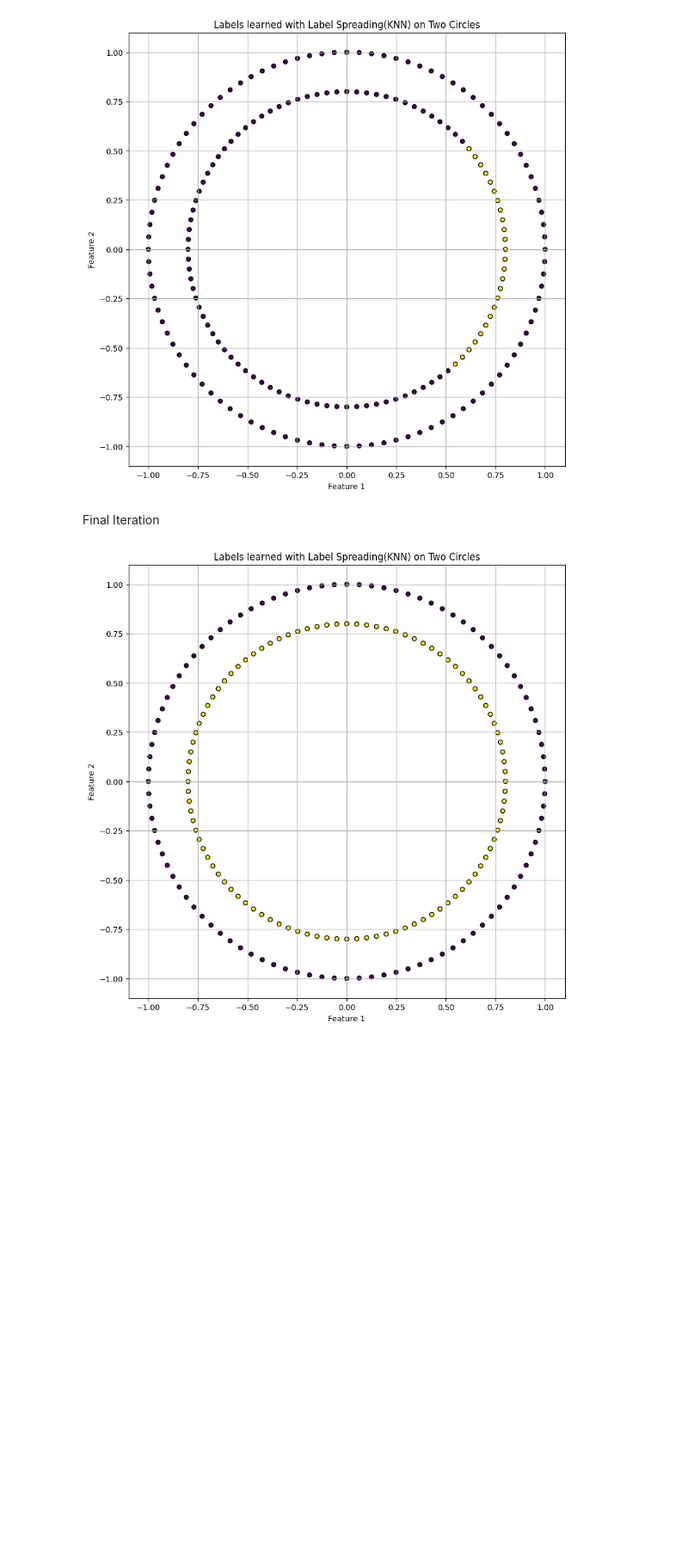
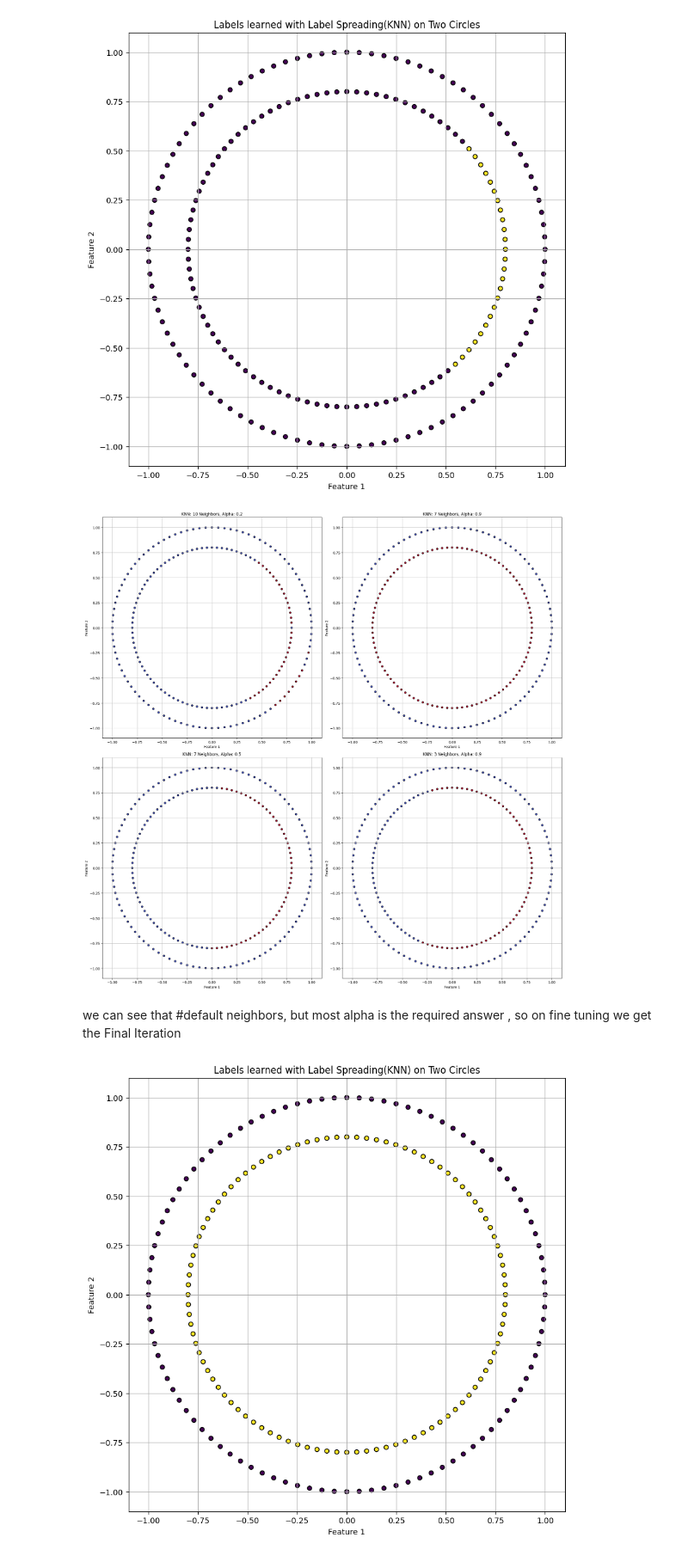
Before and after one commit to kredd10/introtoML, a Jupyter notebook: Q2.ipynb, the cells around one changed output. Shown at 86% size. Saved outputs shown, nothing was run; the diff lists cells and outputs as text; code cells hidden in the pictures; blank space fills up the shorter version.

```diff
--- a/Q2.ipynb
+++ b/Q2.ipynb
@@ -62,6 +62,37 @@ plt.grid(True)
 plt.show()
 # %% [output]
 [figure]
-# %% [markdown]
-Final Iteration
+# %%
+# List of model configurations with valid alpha values
+model_configs = [
+    {"kernel": "knn", "n_neighbors": 10, "alpha": 0.2, "title": "KNN: 10 Neighbors, Alpha: 0.2"}, #default alpha, but more neighbors
+    {"kernel": "knn", "n_neighbors": 7, "alpha": 0.9, "title": "KNN: 7 Neighbors, Alpha: 0.9"}, #default neighbors, but most alpha
+    {"kernel": "knn", "n_neighbors": 7, "alpha": 0.5, "title": "KNN: 7 Neighbors, Alpha: 0.5"},#default neighbors, but more alpha
+    {"kernel": "knn", "n_neighbors": 3, "alpha": 0.9, "title": "KNN: 3 Neighbors, Alpha: 0.9"} #decreased neighbors, but most alpha
+]
+
+# Loop through each model configuration, fit, predict, and plot
+plt.figure(figsize=(20, 20))
+for i, config in enumerate(model_configs, 1):
+    # Create and fit the model
+    label_spreading = LabelSpreading(kernel=config["kernel"], n_neighbors=config["n_neighbors"], alpha=config["alpha"])
+    label_spreading.fit(X, labels)
+
+    # Predict labels
+    predicted_labels = label_spreading.transduction_
+
+    # Plot the results
+    plt.subplot(2, 2, i)
+    plt.scatter(X[:, 0], X[:, 1], c=predicted_labels, s=30, cmap='coolwarm', edgecolor='k')
+    plt.title(config["title"])
+    plt.xlabel('Feature 1')
+    plt.ylabel('Feature 2')
+    plt.grid(True)
+
+plt.tight_layout()
+plt.show()
+# %% [output]
+[figure, added]
+# %% [markdown]
+we can see that #default neighbors, but most alpha is the required answer , so on fine tuning we get the Final Iteration
 # %%
```
Also changed, not shown: parts of 1 cell of this notebook.
